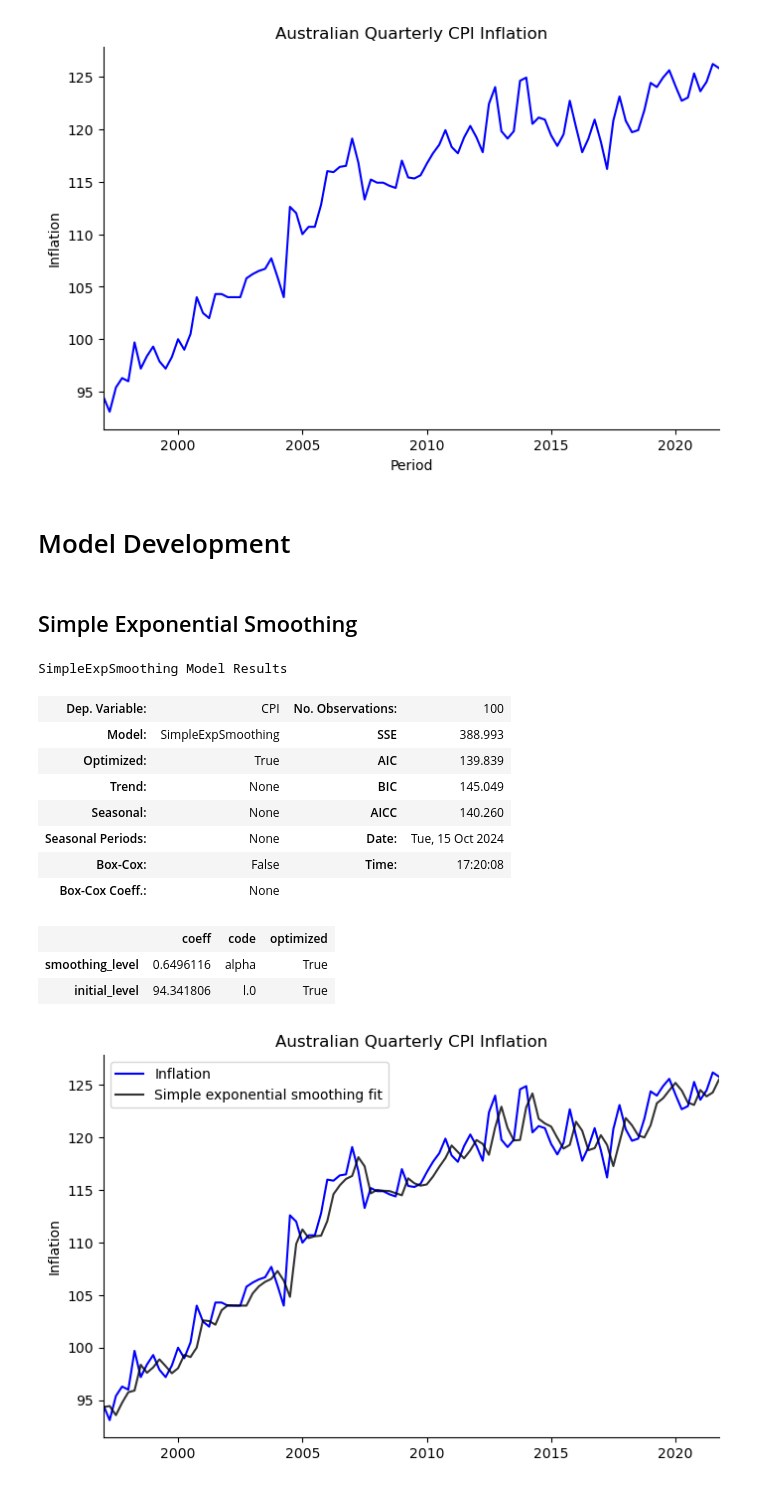
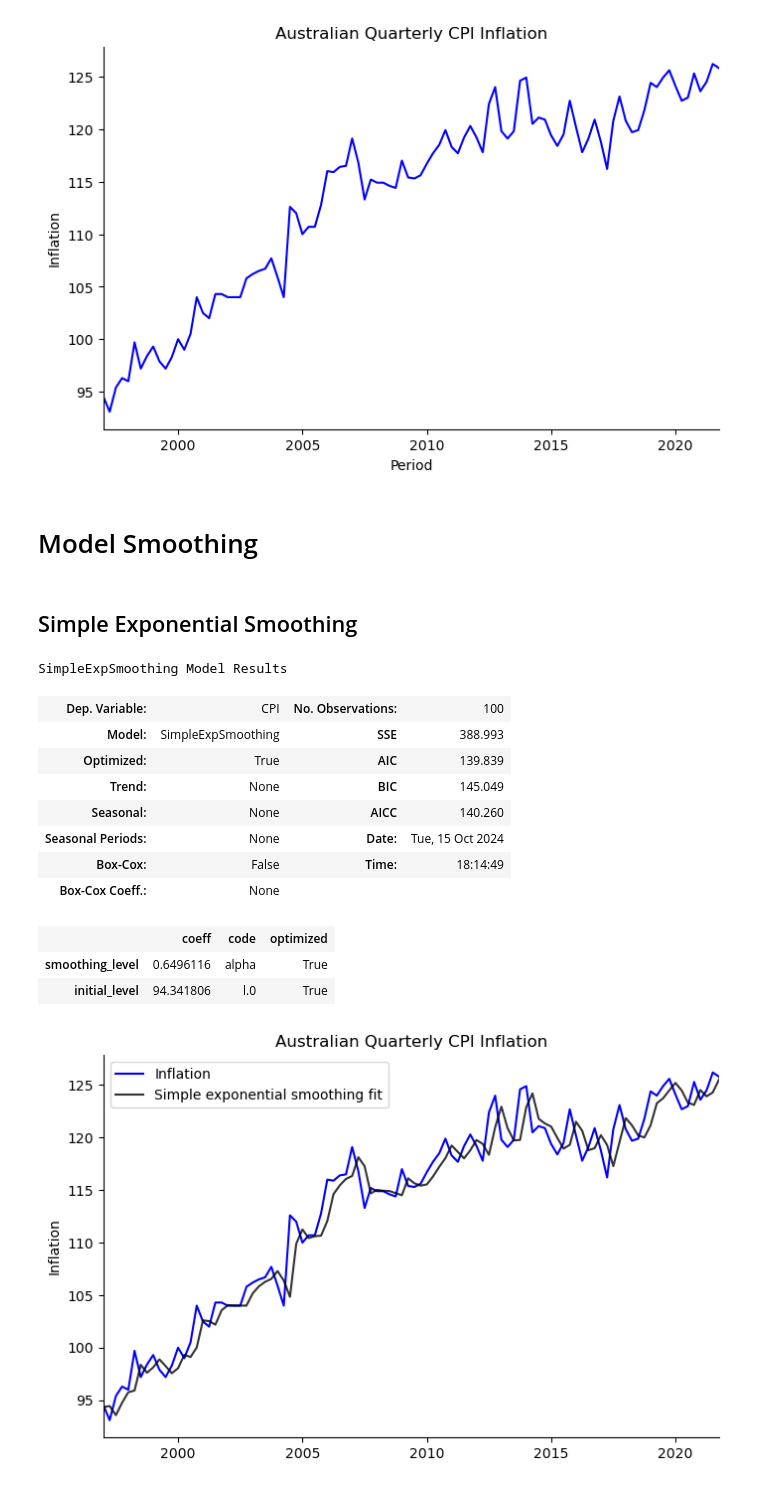
Before and after one commit to actonton/QBUS2820-Predictive_Analysis, a Jupyter notebook: A2/510575452_implementation.ipynb, the cells around one changed output. Saved outputs shown, nothing was run; the diff lists cells and outputs as text; code cells hidden in the pictures.

Commit message:
Made analysis for Simple Exponential Smoothing

```diff
--- a/A2/510575452_implementation.ipynb
+++ b/A2/510575452_implementation.ipynb
@@ -131,22 +131,22 @@ plt.show()
 # %% [output]
 [figure]
 # %% [markdown]
-# Model Development
+# Model Smoothing
 # %% [markdown]
 ## Simple Exponential Smoothing
 # %%
 simple_exponential_smoothing = SimpleExpSmoothing(y, initialization_method="estimated")
-fitted_model = simple_exponential_smoothing.fit()
+fitted_model = simple_exponential_smoothing.fit(optimized=True)
 fitted_model.summary()
 # %% [output]
 SimpleExpSmoothing Model Results
 | Dep. Variable: | CPI | No. Observations: | 100 |
 | Model: | SimpleExpSmoothing | SSE | 388.993 |
 | Optimized: | True | AIC | 139.839 |
 | Trend: | None | BIC | 145.049 |
 | Seasonal: | None | AICC | 140.260 |
 | Seasonal Periods: | None | Date: | Tue, 15 Oct 2024 |
-| Box-Cox: | False | Time: | 17:20:08 |
+| Box-Cox: | False | Time: | 18:14:49 |
 | Box-Cox Coeff.: | None |  |  |
 |  | coeff | code | optimized |
 | smoothing_level | 0.6496116 | alpha | True |
```
Also changed, not shown: parts of 11 cells of this notebook.
